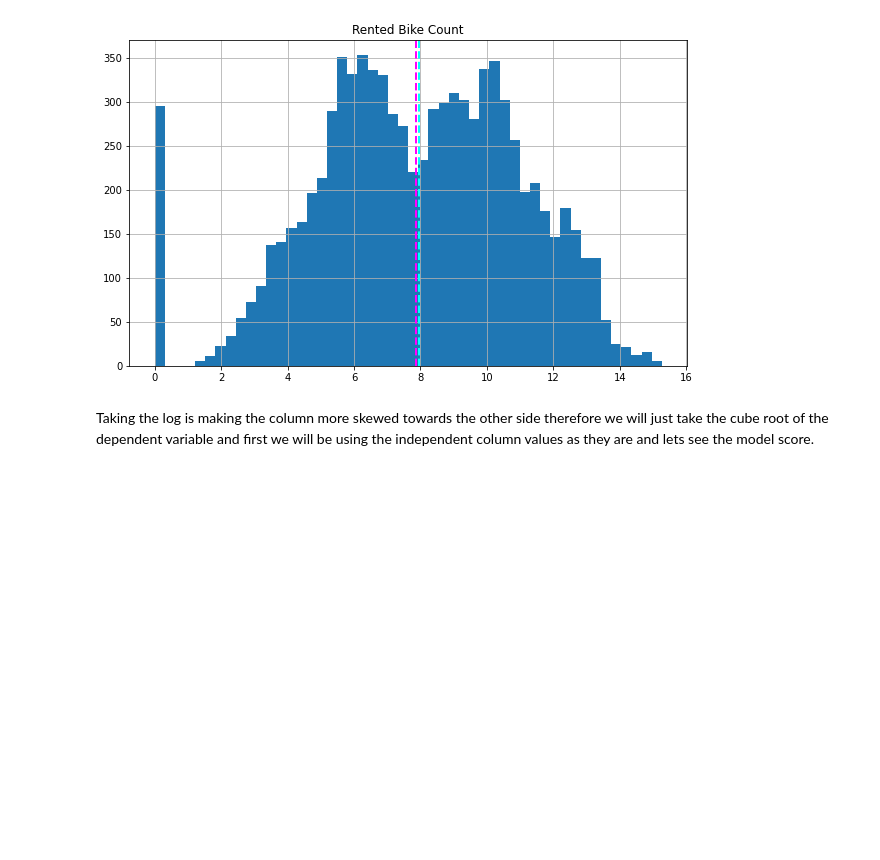
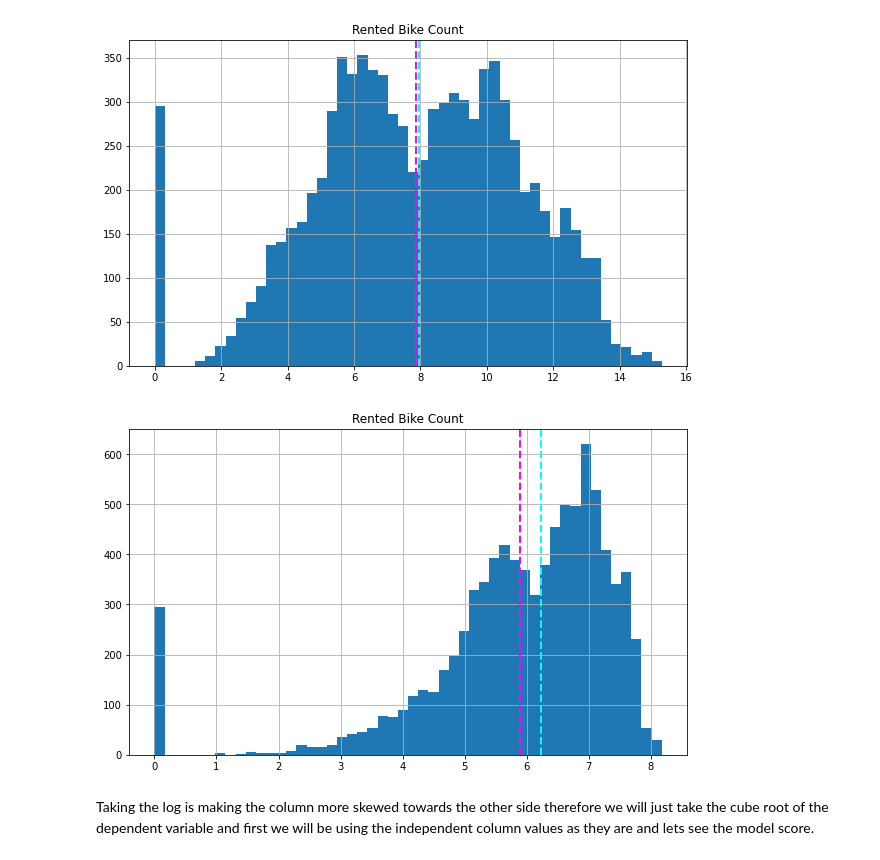
Before and after one commit to jatinsharma16/Capstone-Project-Linear-Regression, a Jupyter notebook: Bike_Sharing_Demand_Prediction_Capstone_Project.ipynb, the cells around one changed output. Cells and saved outputs as stored; diff of their text form; code cells hidden in the pictures; blank space fills up the shorter version.

```diff
--- a/Bike_Sharing_Demand_Prediction_Capstone_Project.ipynb
+++ b/Bike_Sharing_Demand_Prediction_Capstone_Project.ipynb
@@ -229,6 +229,18 @@ ax.set_title('Rented Bike Count')
 plt.show()
 # %% [output]
 [figure]
+# %%
+#Plotting the dependent variable by applying log transformation over the column values.
+fig = plt.figure(figsize = (10, 6))
+ax = fig.gca()
+variable = np.log1p(df['Rented Bike Count'])
+variable.hist(bins=50, ax=ax)
+ax.axvline(variable.mean(), color='magenta', linestyle='dashed', linewidth=2)
+ax.axvline(variable.median(), color='cyan', linestyle='dashed', linewidth=2)
+ax.set_title('Rented Bike Count')
+plt.show()
+# %% [output]
+[figure, added]
 # %% [markdown]
 Taking the log is making the column more skewed towards the other side therefore we will just take the cube root of the dependent variable and first we will be using the independent column values as they are and lets see the model score.
 # %%
```
Also changed, not shown: parts of 12 cells of this notebook.
